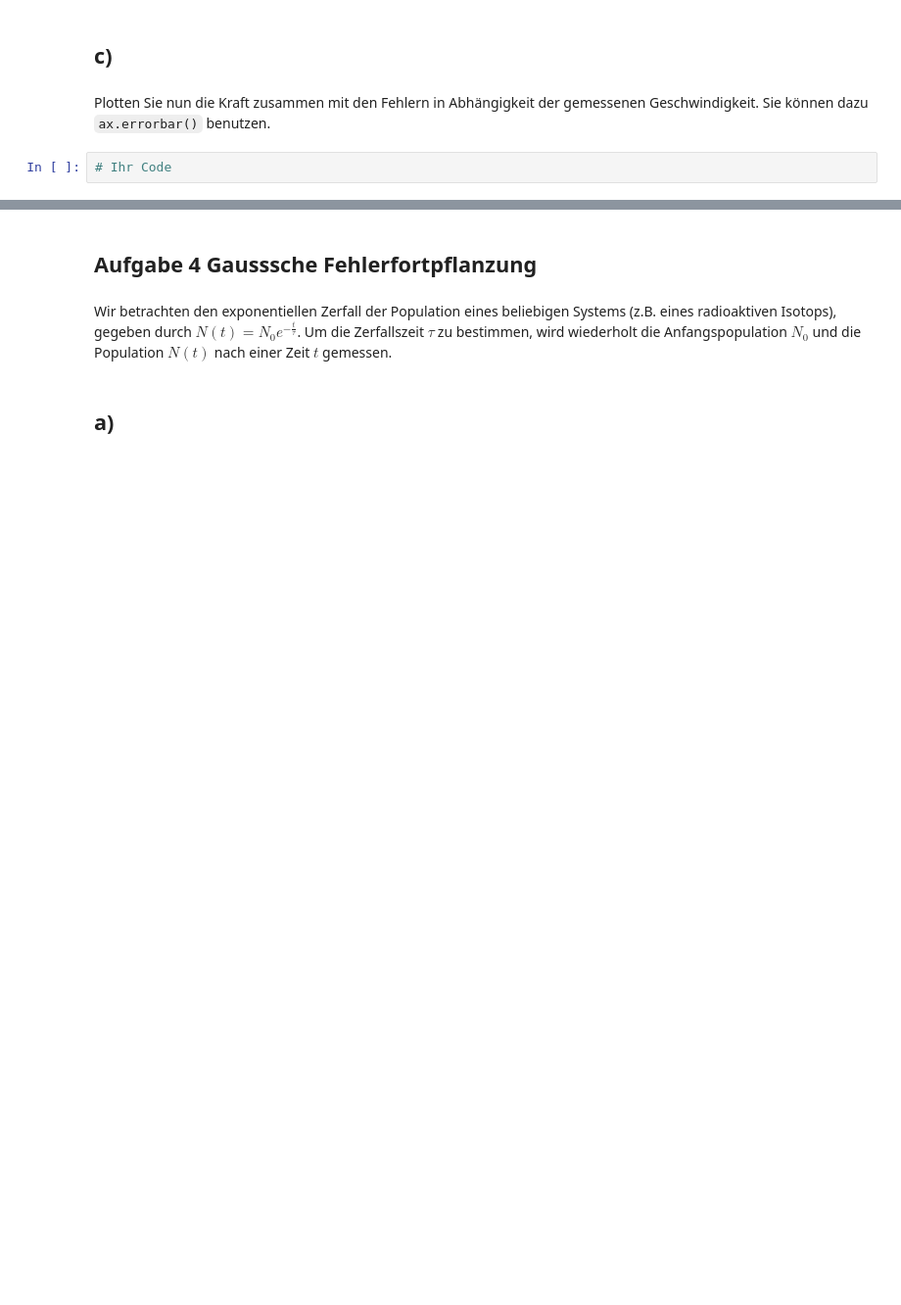
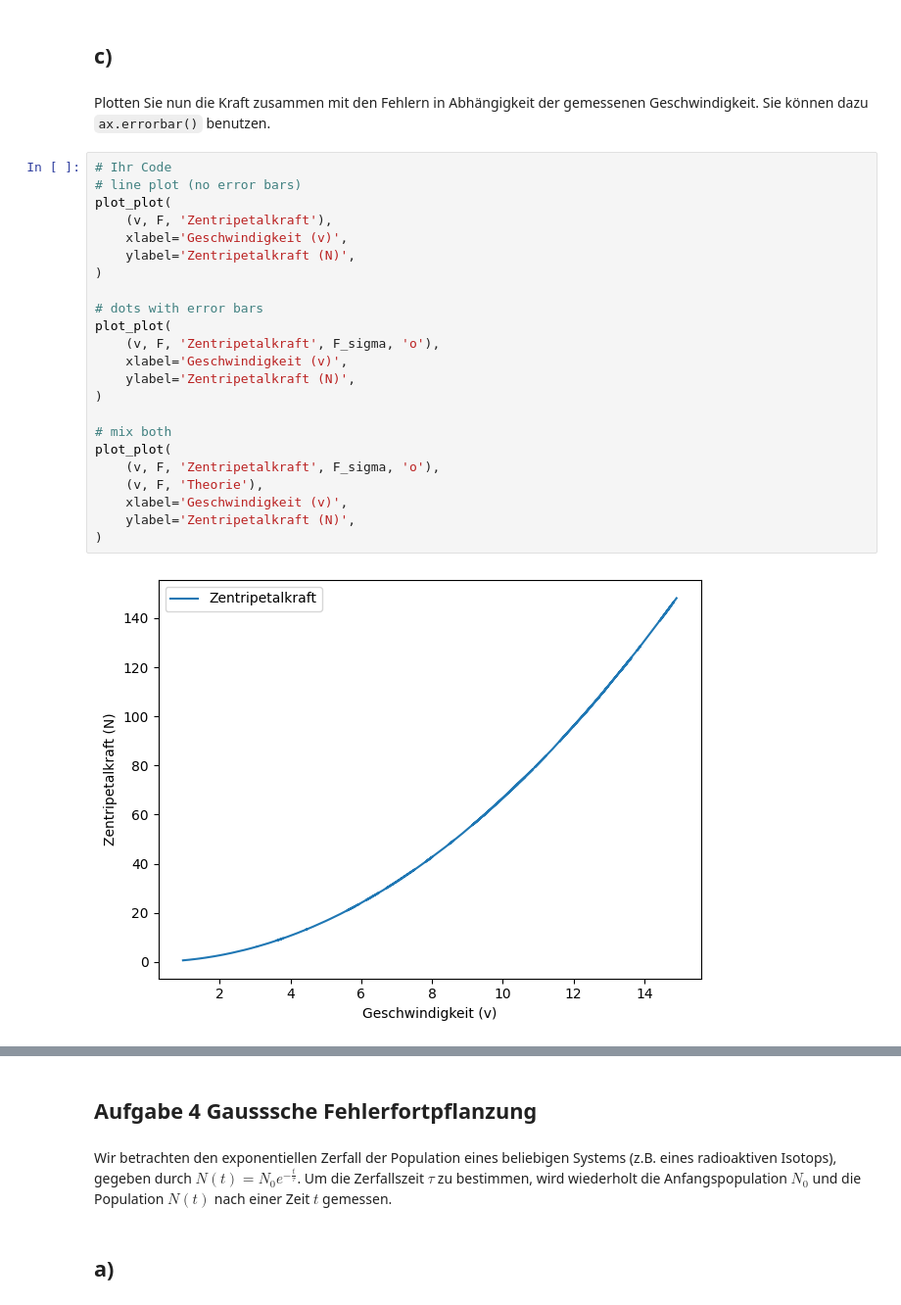
Before and after one commit to LucasWinter73/ETH-Data-Analysis, a Jupyter notebook: Jupiter notebooks/Ex04/Messfehler und Fehlerfortpflanzung.ipynb, the cells around one changed output, grey strips where cells are left out. Shown at 98% size. Saved outputs shown, nothing was run; the diff lists cells and outputs as text; blank space fills up the shorter version.

```diff
--- a/Jupiter notebooks/Ex04/Messfehler und Fehlerfortpflanzung.ipynb
+++ b/Jupiter notebooks/Ex04/Messfehler und Fehlerfortpflanzung.ipynb
@@ -84,5 +251,28 @@ Tipp: Sie können mit `ax.set_yscale` auf eine logarithmische Skala auf der y-Ac
 ## c)
 # %% [markdown]
 Plotten Sie nun die Kraft zusammen mit den Fehlern in Abhängigkeit der gemessenen Geschwindigkeit. Sie können dazu `ax.errorbar()` benutzen.
-# %%
-# Ihr Code
+# %%
+# Ihr Code
+# line plot (no error bars)
+plot_plot(
+    (v, F, 'Zentripetalkraft'),
+    xlabel='Geschwindigkeit (v)',
+    ylabel='Zentripetalkraft (N)',
+)
+
+# dots with error bars
+plot_plot(
+    (v, F, 'Zentripetalkraft', F_sigma, 'o'),
+    xlabel='Geschwindigkeit (v)',
+    ylabel='Zentripetalkraft (N)',
+)
+
+# mix both
+plot_plot(
+    (v, F, 'Zentripetalkraft', F_sigma, 'o'),
+    (v, F, 'Theorie'),
+    xlabel='Geschwindigkeit (v)',
+    ylabel='Zentripetalkraft (N)',
+)
+# %% [output]
+[figure, added]
```
Also changed, not shown: parts of 15 cells of this notebook, 8 other files.
